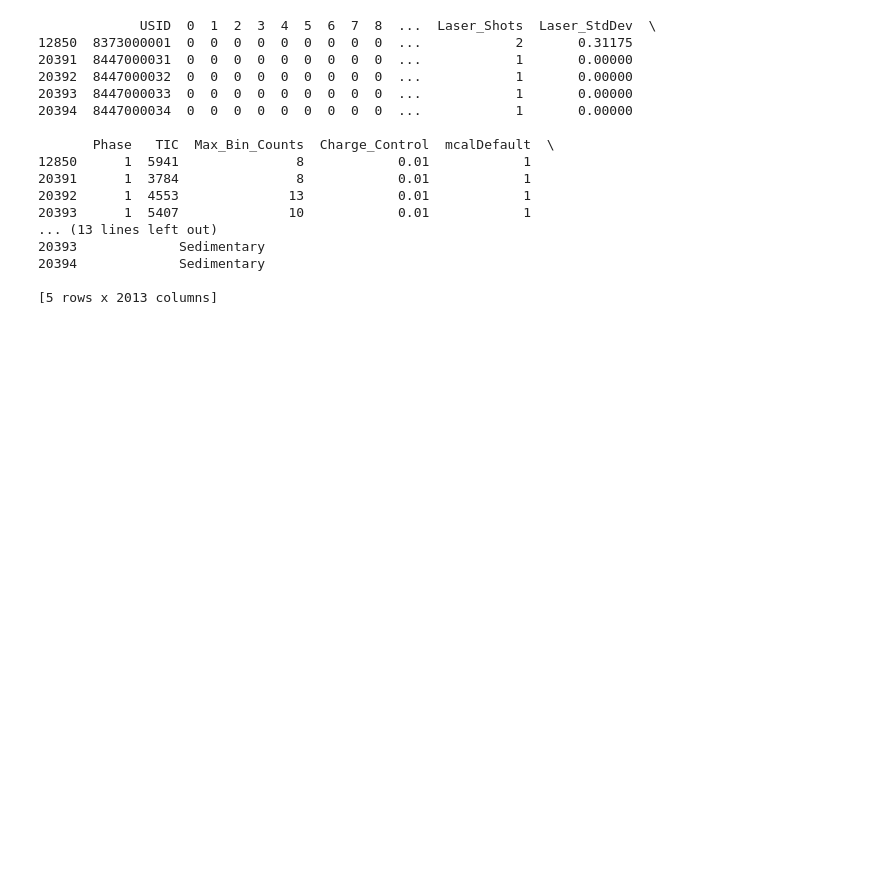
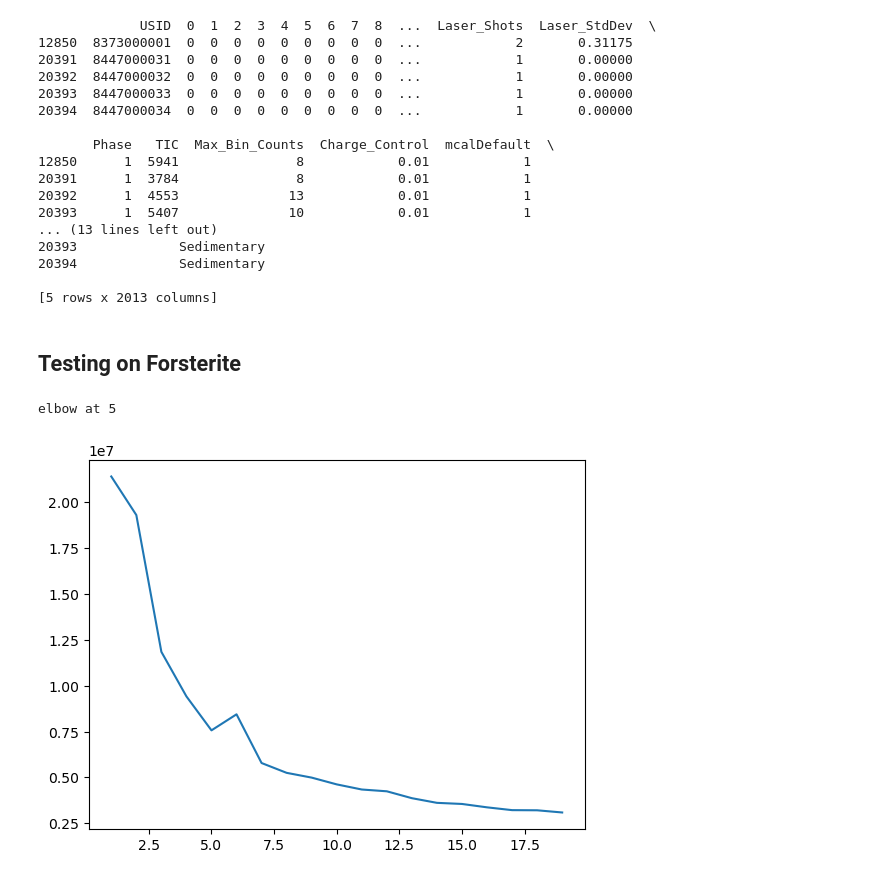
Before and after one commit to justinpham2004/MOMA_MS_Gans, a Jupyter notebook: cgans_example.ipynb, the cells around one changed output. Drawn from its saved outputs; the diff is of its cells as text; code cells hidden in the pictures; blank space fills up the shorter version.

```diff
--- a/cgans_example.ipynb
+++ b/cgans_example.ipynb
@@ -835,3 +835,11 @@ MOMADatasetHandler.display_cluster_centers(xina_data.get_label_data('Hematite'),
 20394             Sedimentary
 
 [5 rows x 2013 columns]
+# %% [markdown]
+## Testing on Forsterite
+# %%
+curr_sample = xina_data.get_label_data('Forsterite')
+MOMADatasetHandler.recommend_k_means(curr_sample)
+# %% [output]
+elbow at 5
+[figure, added]
```
Also changed, not shown: parts of 5 cells of this notebook.
